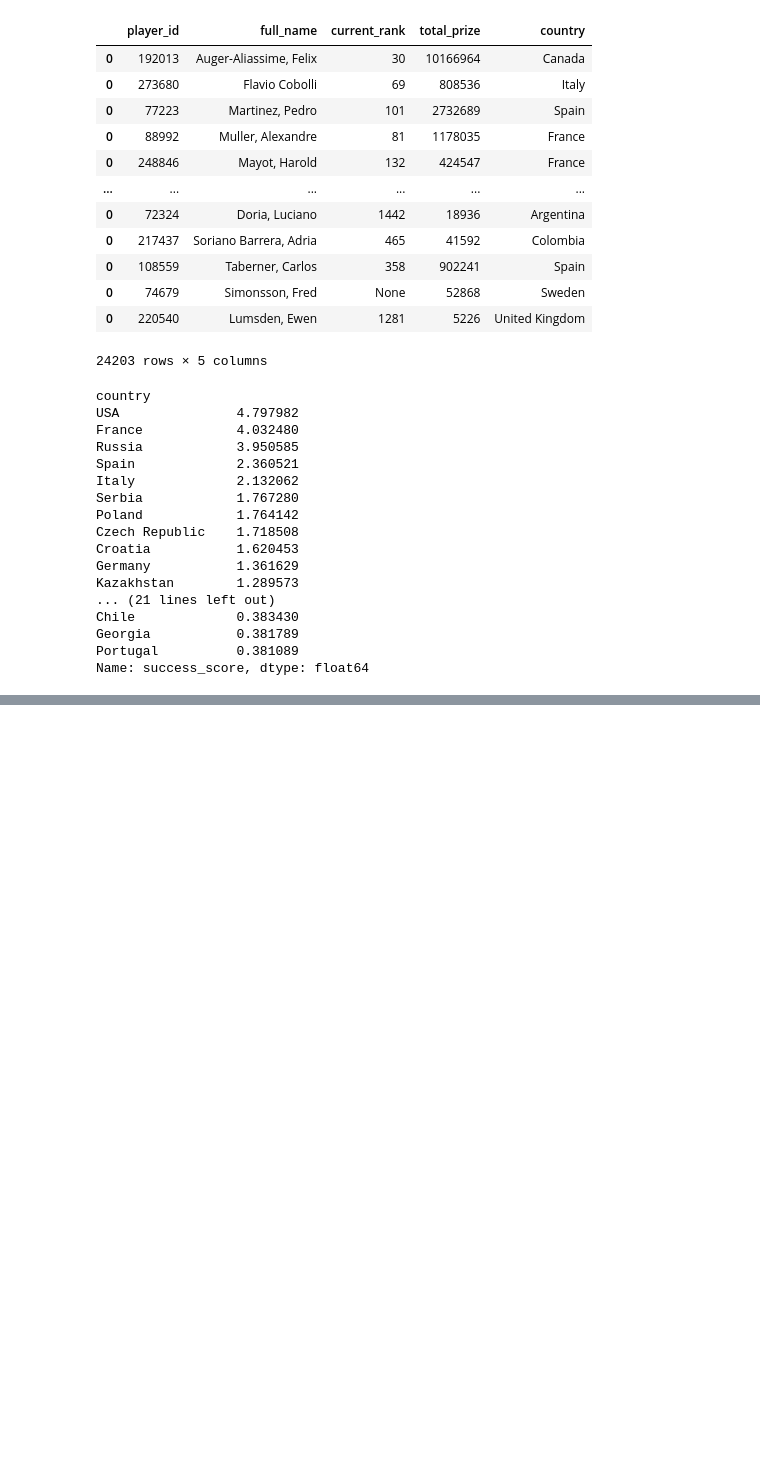
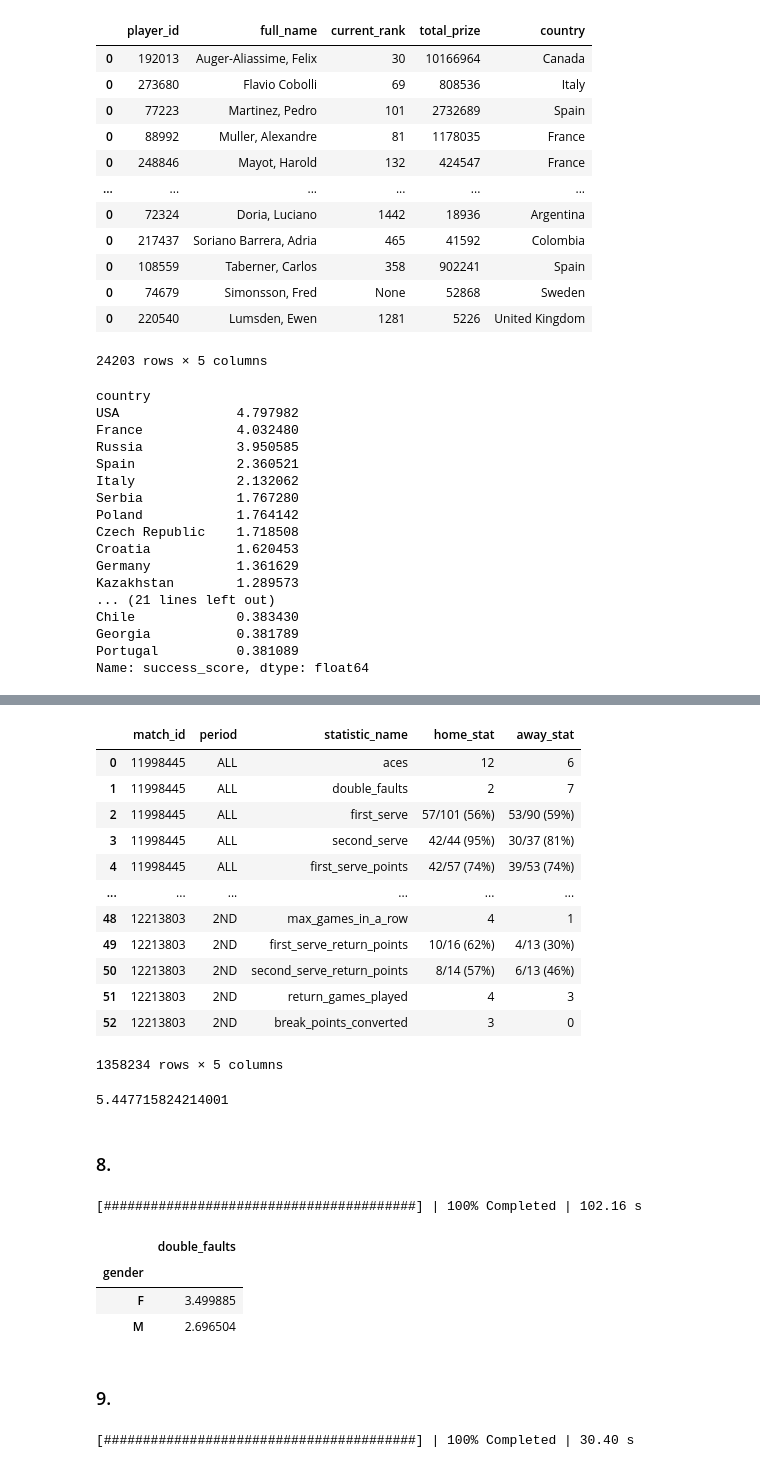
Before and after one commit to HosseinMohammadi00427/Analysis-Project, a Jupyter notebook: Project.ipynb, the cells around one changed output, grey strips where cells are left out. Saved outputs shown, nothing was run; the diff lists cells and outputs as text; code cells hidden in the pictures; blank space fills up the shorter version.

```diff
--- a/Project.ipynb
+++ b/Project.ipynb
@@ -293,0 +291,16 @@ df_.query("statistic_name == 'aces'")
+# %%
+res
+# %% [output]
+|  | match_id | period | statistic_name | home_stat | away_stat |
+| 0 | 11998445 | ALL | aces | 12 | 6 |
+| 1 | 11998445 | ALL | double_faults | 2 | 7 |
+| 2 | 11998445 | ALL | first_serve | 57/101 (56%) | 53/90 (59%) |
+| 3 | 11998445 | ALL | second_serve | 42/44 (95%) | 30/37 (81%) |
+| 4 | 11998445 | ALL | first_serve_points | 42/57 (74%) | 39/53 (74%) |
+| ... | ... | ... | ... | ... | ... |
+| 48 | 12213803 | 2ND | max_games_in_a_row | 4 | 1 |
+| 49 | 12213803 | 2ND | first_serve_return_points | 10/16 (62%) | 4/13 (30%) |
+| 50 | 12213803 | 2ND | second_serve_return_points | 8/14 (57%) | 6/13 (46%) |
+| 51 | 12213803 | 2ND | return_games_played | 4 | 3 |
+| 52 | 12213803 | 2ND | break_points_converted | 3 | 0 |
+1358234 rows × 5 columns
@@ -293,0 +314,7 @@ df_.query("statistic_name == 'aces'")
+# %%
+filtered_df.loc[:,'aces'] = filtered_df['home_stat'] + filtered_df['away_stat']
+filtered_df['aces'].mean()
+# %% [output]
+5.447715824214001
+# %% [markdown]
+### 8.
@@ -293,0 +324,5 @@ df_.query("statistic_name == 'aces'")
+# %%
+with ProgressBar():
+    result = away_df.compute()
+# %% [output]
+[########################################] | 100% Completed | 102.16 s
@@ -293,0 +340,12 @@ df_.query("statistic_name == 'aces'")
+# %%
+merged_home = filtered_stats.drop(columns = ['away_stat']).merge(home_df, on='match_id', how='inner').rename(columns={'home_stat':'double_faults'})
+merged_away = filtered_stats.drop(columns = ['home_stat']).merge(away_df, on='match_id', how='inner').rename(columns={'away_stat':'double_faults'})
+double_faults = pd.concat([merged_home, merged_away])
+double_faults.groupby('gender').agg({'double_faults':'mean'})
+# %% [output]
+|  | double_faults |
+| gender |  |
+| F | 3.499885 |
+| M | 2.696504 |
+# %% [markdown]
+### 9.
@@ -293,0 +357,5 @@ df_.query("statistic_name == 'aces'")
+# %%
+with ProgressBar():
+    result = round_df.compute()
+# %% [output]
+[########################################] | 100% Completed | 30.40 s
```
Also changed, not shown: parts of 18 cells of this notebook.
